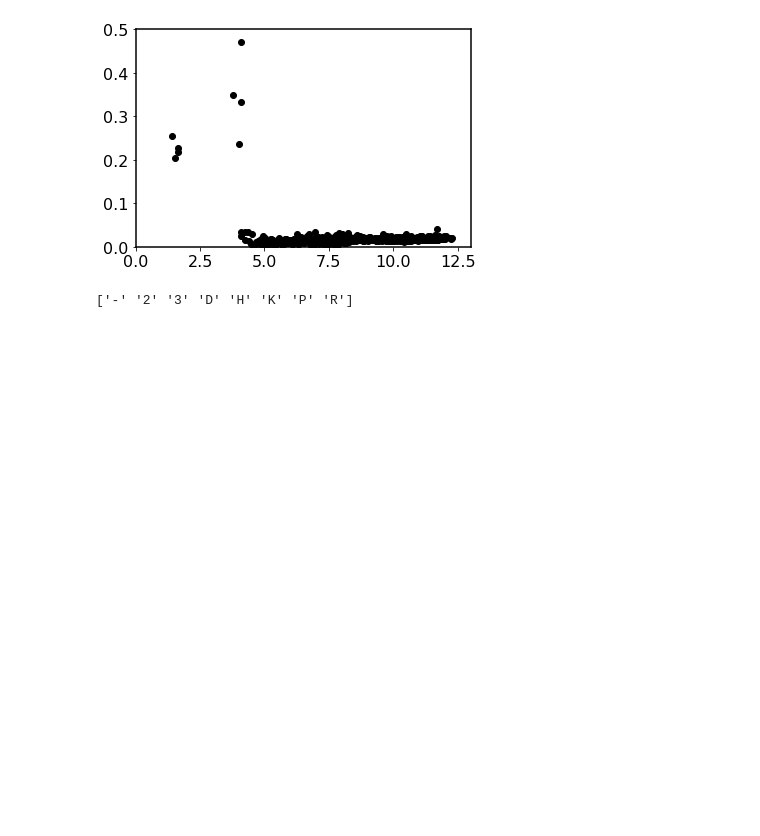
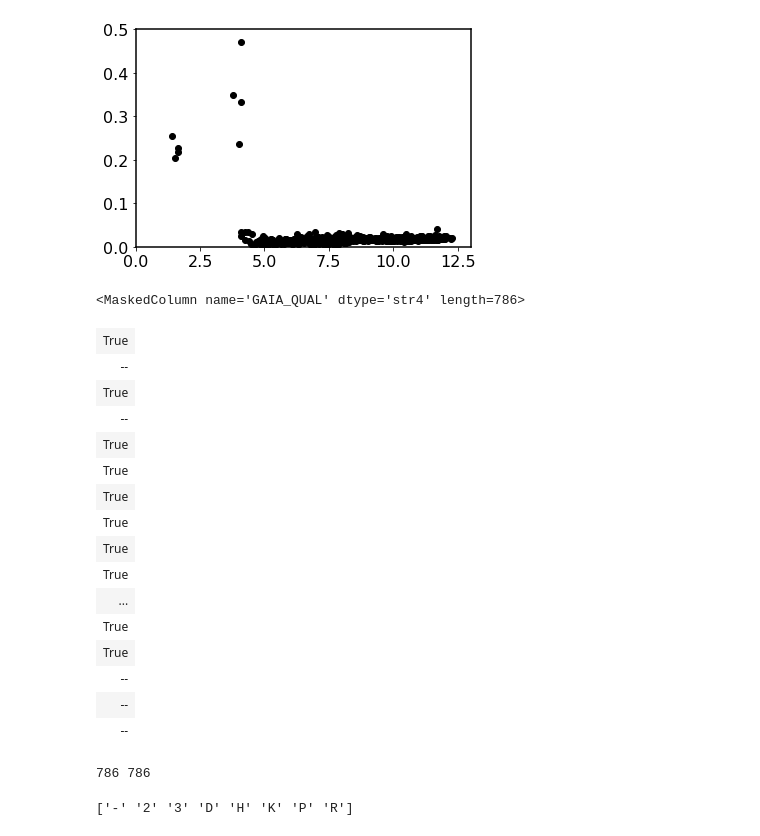
Before and after one commit to stephtdouglas/Hyades_C13, a Jupyter notebook: plots.ipynb, the cells around one changed output. Drawn from its saved outputs; the diff is of its cells as text; code cells hidden in the pictures; blank space fills up the shorter version.

```diff
--- a/plots.ipynb
+++ b/plots.ipynb
@@ -177,6 +184,42 @@ print(np.median(mass_errs2[good_mass]/mass[good_mass]))
 [figure]
 [figure]
 [figure]
+# %%
+gaia_tab["GAIA_QUAL"]
+# %% [output]
+<MaskedColumn name='GAIA_QUAL' dtype='str4' length=786>
+| True |
+| -- |
+| True |
+| -- |
+| True |
+| True |
+| True |
+| True |
+| True |
+| True |
+| ... |
+| True |
+| True |
+| -- |
+| -- |
+| -- |
+# %%
+pmass = np.copy(pmass0)
+greplace = np.where((gaia_tab['KH_MASS_GAIA']>0) &
+                    (gaia_tab["GAIA_QUAL"]=="True") &
+                    (gaia_tab["GAIA_QUAL"].mask==False))[0]
+
+pmass[gaia_tab["HYADES_IDX"][greplace]] = gaia_tab["KH_MASS_GAIA"][greplace]
+
+mass_errs[0][gaia_tab["HYADES_IDX"][greplace]] = gaia_tab["e_KH_MASS_GAIA0"][greplace]
+mass_errs[1][gaia_tab["HYADES_IDX"][greplace]] = gaia_tab["e_KH_MASS_GAIA1"][greplace]
+
+mass_errs2[gaia_tab["HYADES_IDX"][greplace]] = gaia_tab["e_KH_MASS_GAIA"][greplace]
+
+print(len(pmass),len(mass_errs2))
+# %% [output]
+786 786
 # %%
 print(np.unique(pflag))
 # %% [output]
```
Also changed, not shown: parts of 6 cells of this notebook, 2 other files.
